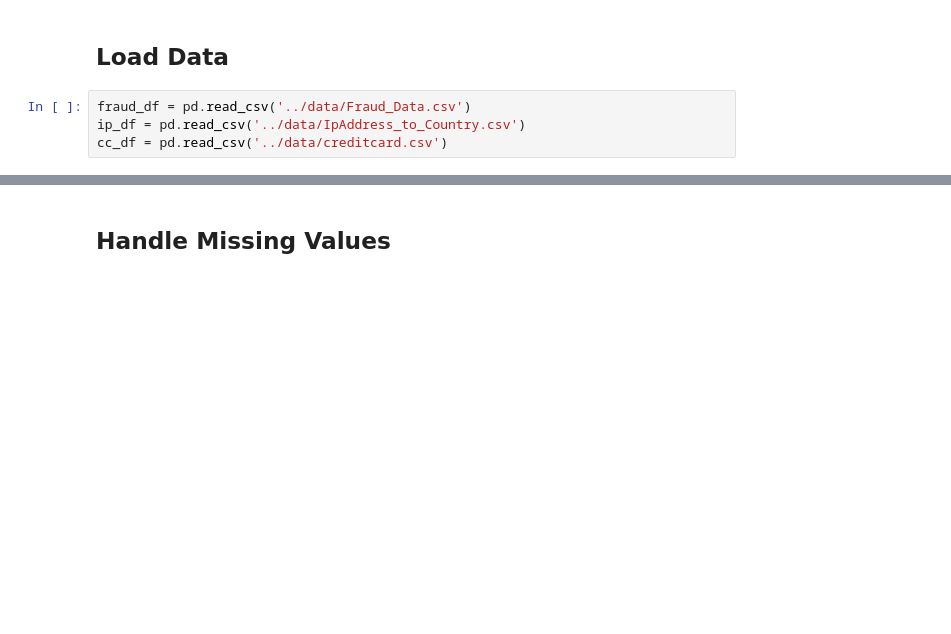
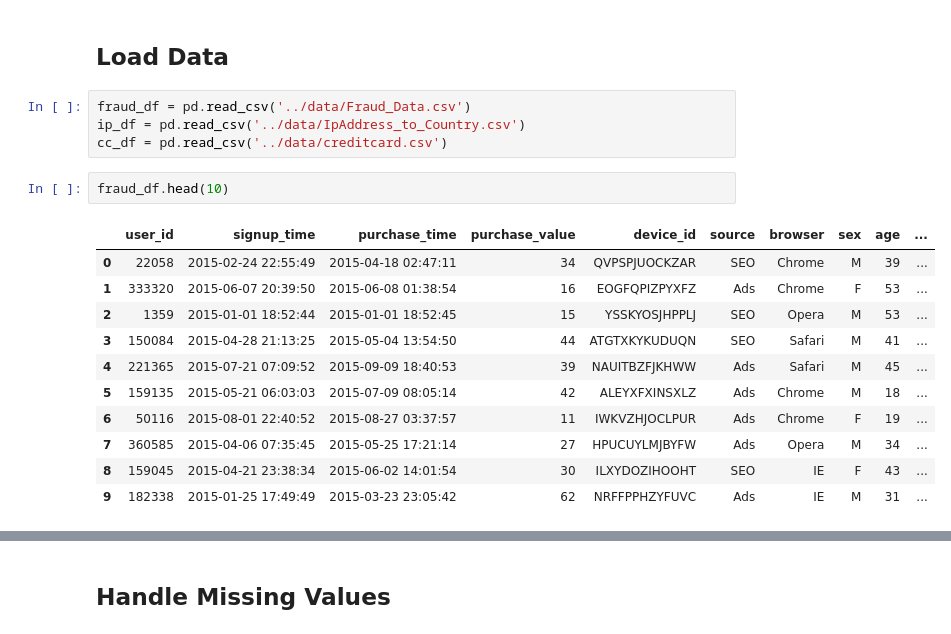
Before and after one commit to Gebrehiwot-Tesfaye/fraud-detection-for-financial-sector, a Jupyter notebook: notebooks/data_analysis_and_preprocessing.ipynb, the cells around one changed output, grey strips where cells are left out. Cells and saved outputs as stored; diff of their text form; blank space fills up the shorter version.

```diff
--- a/notebooks/data_analysis_and_preprocessing.ipynb
+++ b/notebooks/data_analysis_and_preprocessing.ipynb
@@ -26,3 +26,17 @@ warnings.filterwarnings('ignore')
 fraud_df = pd.read_csv('../data/Fraud_Data.csv')
 ip_df = pd.read_csv('../data/IpAddress_to_Country.csv')
 cc_df = pd.read_csv('../data/creditcard.csv')
+# %%
+fraud_df.head(10)
+# %% [output]
+|  | user_id | signup_time | purchase_time | purchase_value | device_id | source | browser | sex | age | ... |
+| 0 | 22058 | 2015-02-24 22:55:49 | 2015-04-18 02:47:11 | 34 | QVPSPJUOCKZAR | SEO | Chrome | M | 39 | ... |
+| 1 | 333320 | 2015-06-07 20:39:50 | 2015-06-08 01:38:54 | 16 | EOGFQPIZPYXFZ | Ads | Chrome | F | 53 | ... |
+| 2 | 1359 | 2015-01-01 18:52:44 | 2015-01-01 18:52:45 | 15 | YSSKYOSJHPPLJ | SEO | Opera | M | 53 | ... |
+| 3 | 150084 | 2015-04-28 21:13:25 | 2015-05-04 13:54:50 | 44 | ATGTXKYKUDUQN | SEO | Safari | M | 41 | ... |
+| 4 | 221365 | 2015-07-21 07:09:52 | 2015-09-09 18:40:53 | 39 | NAUITBZFJKHWW | Ads | Safari | M | 45 | ... |
+| 5 | 159135 | 2015-05-21 06:03:03 | 2015-07-09 08:05:14 | 42 | ALEYXFXINSXLZ | Ads | Chrome | M | 18 | ... |
+| 6 | 50116 | 2015-08-01 22:40:52 | 2015-08-27 03:37:57 | 11 | IWKVZHJOCLPUR | Ads | Chrome | F | 19 | ... |
+| 7 | 360585 | 2015-04-06 07:35:45 | 2015-05-25 17:21:14 | 27 | HPUCUYLMJBYFW | Ads | Opera | M | 34 | ... |
+| 8 | 159045 | 2015-04-21 23:38:34 | 2015-06-02 14:01:54 | 30 | ILXYDOZIHOOHT | SEO | IE | F | 43 | ... |
+| 9 | 182338 | 2015-01-25 17:49:49 | 2015-03-23 23:05:42 | 62 | NRFFPPHZYFUVC | Ads | IE | M | 31 | ... |
```
Also changed, not shown: parts of 5 cells of this notebook, 2 other files.
